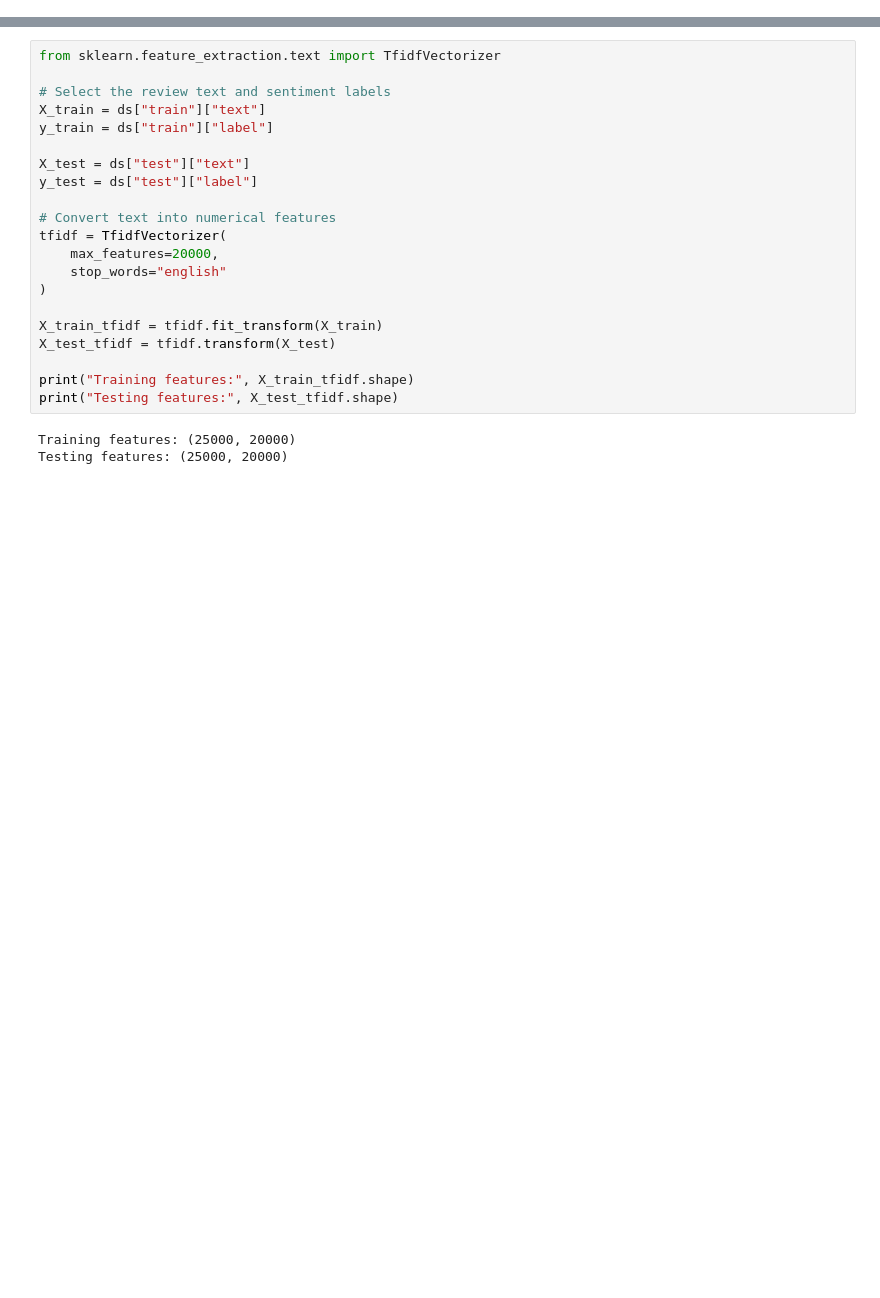
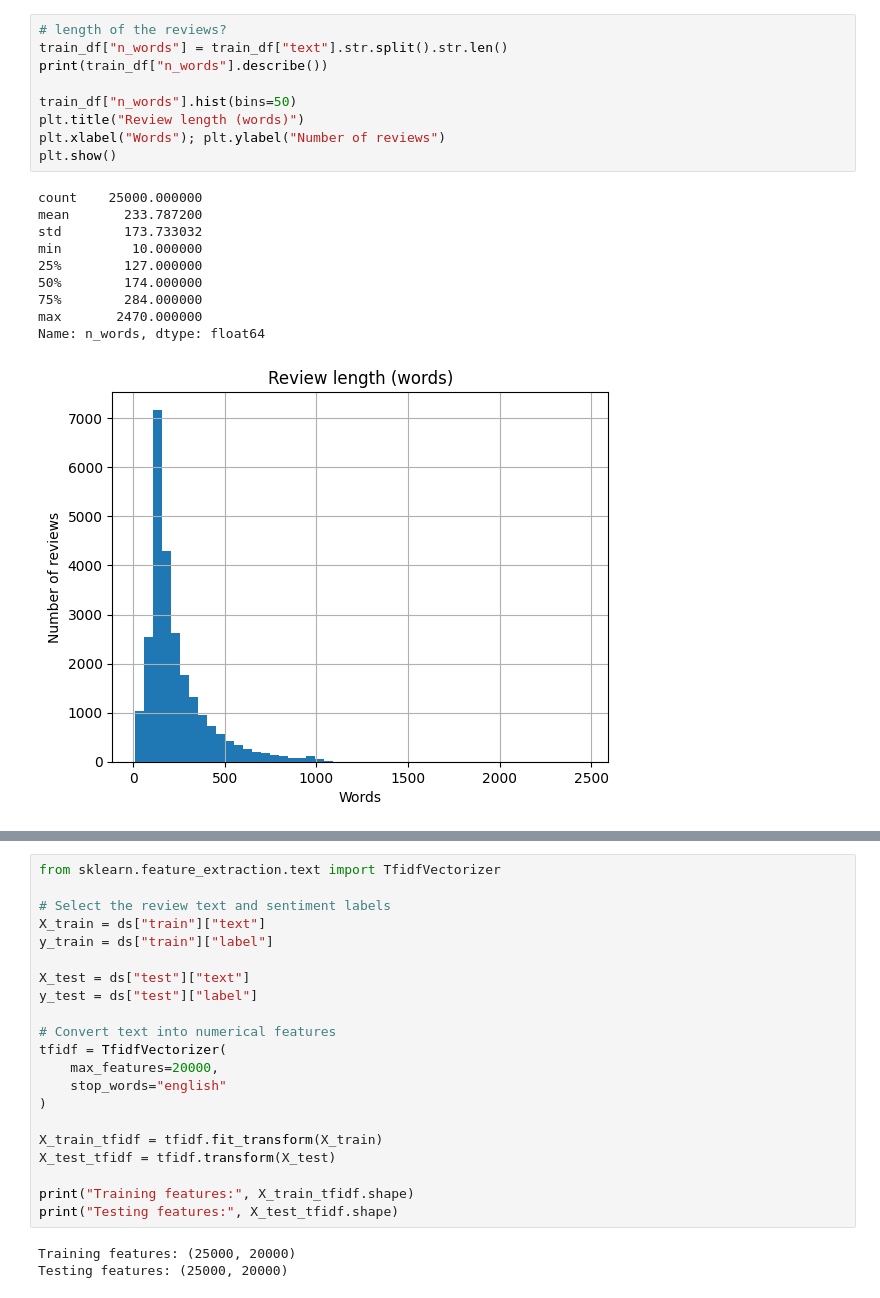
Before and after one commit to naweabaasa/NLP_END_OF_MODULE_PROJECT, a Jupyter notebook: End_of_module_project.ipynb, the cells around one changed output, grey strips where cells are left out. Cells and saved outputs as stored; diff of their text form; blank space fills up the shorter version.

```diff
--- a/End_of_module_project.ipynb
+++ b/End_of_module_project.ipynb
@@ -75,0 +101,20 @@ Name: proportion, dtype: float64
+# %%
+# length of the reviews?
+train_df["n_words"] = train_df["text"].str.split().str.len()
+print(train_df["n_words"].describe())
+
+train_df["n_words"].hist(bins=50)
+plt.title("Review length (words)")
+plt.xlabel("Words"); plt.ylabel("Number of reviews")
+plt.show()
+# %% [output]
+count    25000.000000
+mean       233.787200
+std        173.733032
+min         10.000000
+25%        127.000000
+50%        174.000000
+75%        284.000000
+max       2470.000000
+Name: n_words, dtype: float64
+[figure, added]
```
Also changed, not shown: parts of 64 cells of this notebook.
